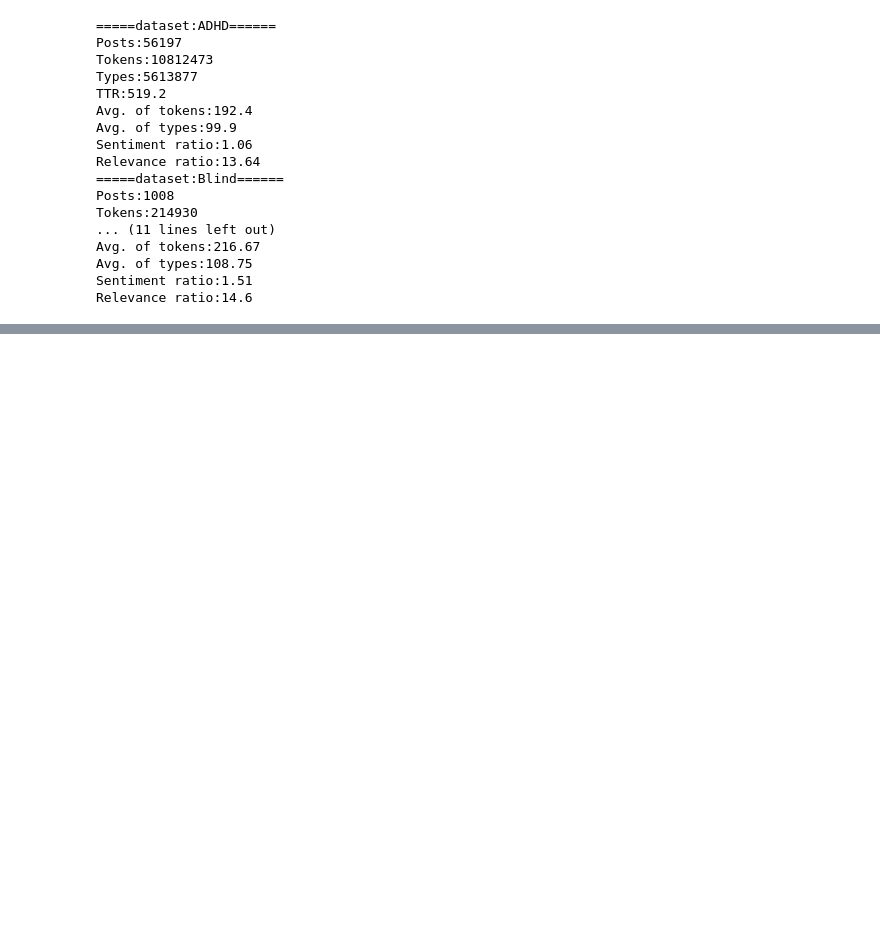
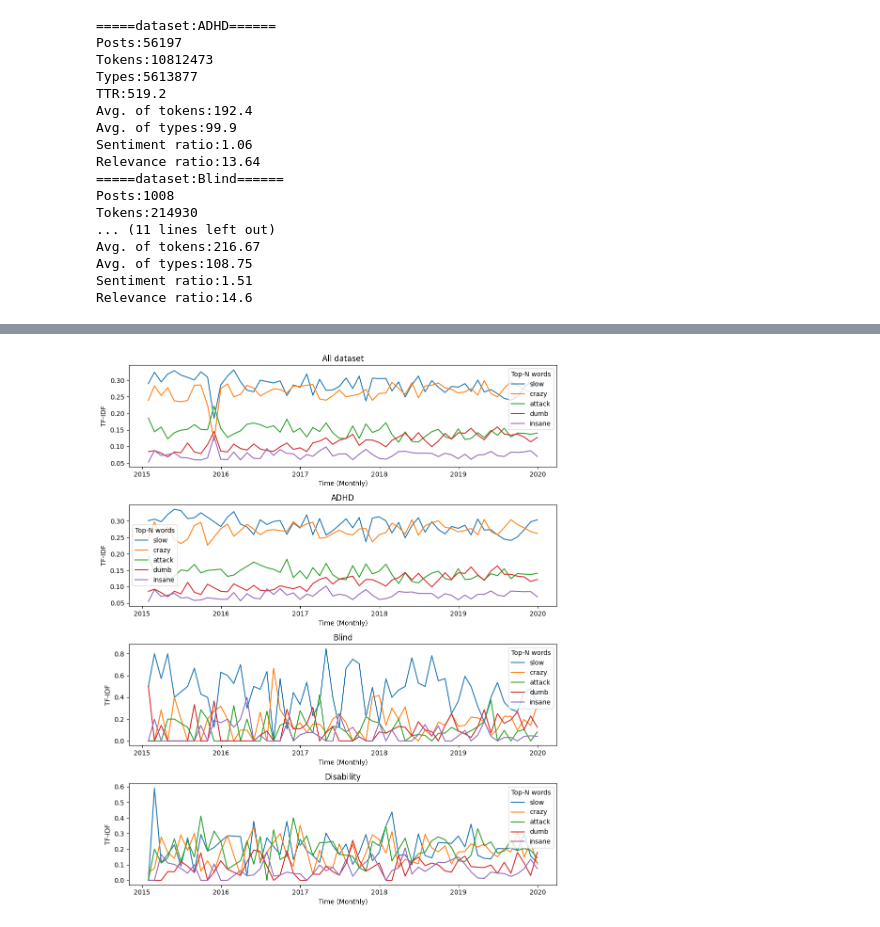
Before and after one commit to dignityc/LSCDforDisability, a Jupyter notebook: Data_reading.ipynb, the cells around one changed output, grey strips where cells are left out. Cells and saved outputs as stored; diff of their text form; code cells hidden in the pictures; blank space fills up the shorter version.

```diff
--- a/Data_reading.ipynb
+++ b/Data_reading.ipynb
@@ -60,0 +145,14 @@ pd.DataFrame(summary)
+# %%
+#Task 2, Ploting based on the term frequency
+#time plotting
+import ast
+dataset_name = ['ADHD', 'Blind', 'Disability']
+task_plot_df = pd.DataFrame()
+for i in [0,1,2]:
+    df = df_list[i].copy()
+    df['dataset'] = dataset_name[i]
+    task_plot_df = pd.concat([task_plot_df,df[['anonymized_body_lemmatized','created_utc','ups','downs','score','dataset','keyword']]], axis=0)
+task_plot_df = task_plot_df.reset_index(drop=False)
+task_plot_df.fillna(0, inplace=True)
+task_plot_df['anonymized_body_lemmatized'] = task_plot_df['anonymized_body_lemmatized'].apply(ast.literal_eval)
+task_plot_df
@@ -60,0 +232,55 @@ pd.DataFrame(summary)
+# %%
+import seaborn as sns
+import matplotlib.pyplot as plt
+df = tfidf_df.copy()
+
+# Convert 'created_utc' to datetime
+df['created_utc'] = pd.to_datetime(df['created_utc'], unit='s')
+
+# Set 'created_utc' as index
+df.set_index('created_utc', inplace=True)
+df.drop('keyword', axis=1, inplace=True)
+
+monthly_data = df.groupby('dataset').resample('M').mean()
+df.drop('dataset', axis=1, inplace=True)
+monthly_data_global = df.resample('M').mean()
+# Create subplots
+fig, axes = plt.subplots(4, 1, figsize=(10, 12))
+
+# Plot monthly data
+for i in selected_words:
+    sns.lineplot(data=monthly_data_global, x='created_utc', y=i, ax=axes[0], label=i)
+axes[0].set_title('All dataset')
+axes[0].set_xlabel('Time (Monthly)')
+axes[0].set_ylabel('TF-IDF')
+axes[0].legend(title='Top-N words')
+
+# Plot monthly data
+for i in selected_words:
+    sns.lineplot(data=monthly_data.loc['ADHD'], x='created_utc', y=i, ax=axes[1], label=i)
+axes[1].set_title('ADHD')
+axes[1].set_xlabel('Time (Monthly)')
+axes[1].set_ylabel('TF-IDF')
+axes[1].legend(title='Top-N words')
+
+# Plot monthly data
+for i in selected_words:
+    sns.lineplot(data=monthly_data.loc['Blind'], x='created_utc', y=i, ax=axes[2], label=i)
+axes[2].set_title('Blind')
+axes[2].set_xlabel('Time (Monthly)')
+axes[2].set_ylabel('TF-IDF')
+axes[2].legend(title='Top-N words')
+
+# Plot monthly data
+for i in selected_words:
+    sns.lineplot(data=monthly_data.loc['Disability'], x='created_utc', y=i, ax=axes[3], label=i)
+axes[3].set_title('Disability')
+axes[3].set_xlabel('Time (Monthly)')
+axes[3].set_ylabel('TF-IDF')
+axes[3].legend(title='Top-N words')
+
+
+plt.tight_layout()
+plt.show()
+# %% [output]
+[figure, added]
```
Also changed, not shown: parts of 10 cells of this notebook.
